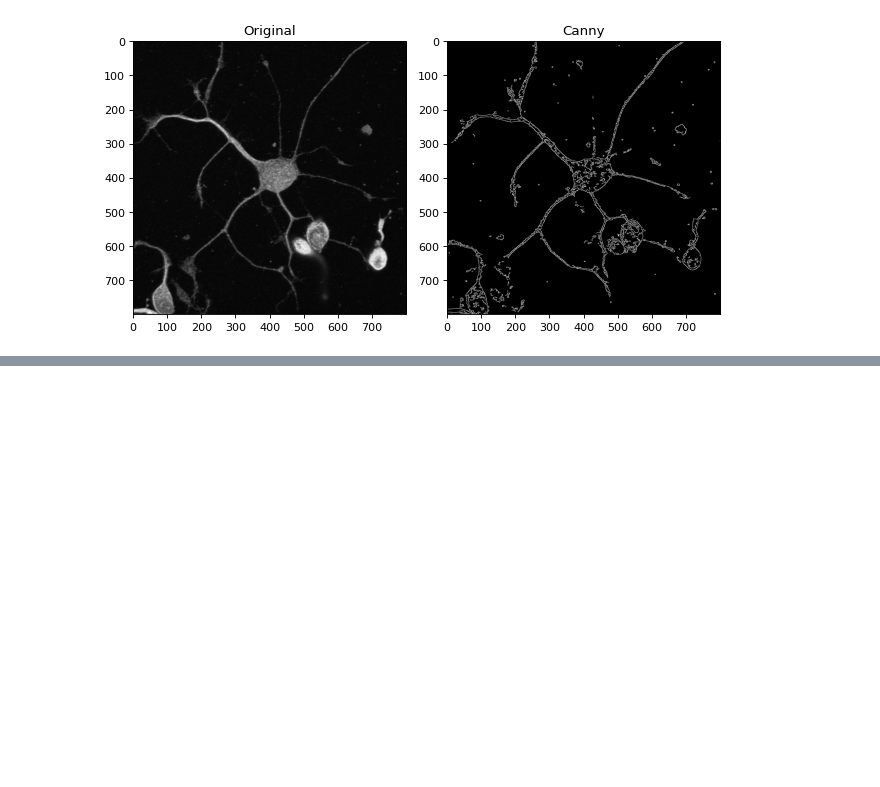
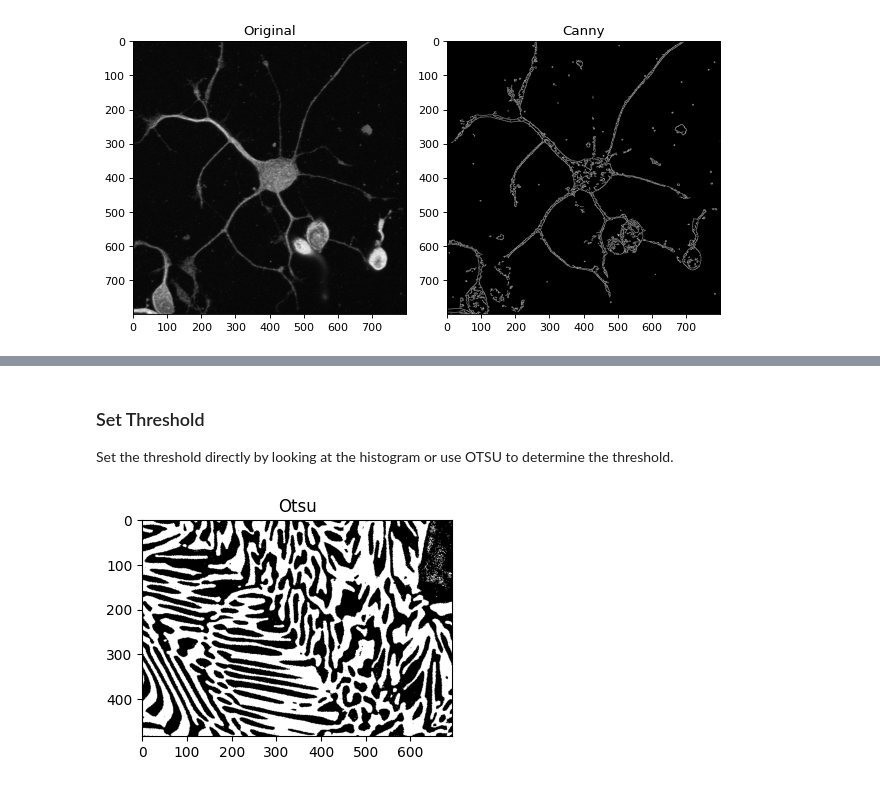
Before and after one commit to RK-IM/ML-contents, a Jupyter notebook: Image_processing/002_opencv_tutorial.ipynb, the cells around one changed output, grey strips where cells are left out. Drawn from its saved outputs; the diff is of its cells as text; code cells hidden in the pictures; blank space fills up the shorter version.

```diff
--- a/Image_processing/002_opencv_tutorial.ipynb
+++ b/Image_processing/002_opencv_tutorial.ipynb
@@ -127,0 +165,15 @@ plt.show()
+# %% [markdown]
+### Set Threshold
+Set the threshold directly by looking at the histogram or use OTSU to determine the threshold.
+# %%
+# _, thresh1 = cv2.threshold(cl_img, 190, 150, cv2.THRESH_BINARY)
+# _, thresh2 = cv2.threshold(cl_img, 190, 255, cv2.THRESH_BINARY_INV)
+
+_, thresh_otsu = cv2.threshold(cl_img, 0, 255, cv2.THRESH_BINARY+cv2.THRESH_OTSU)
+
+plt.figure(figsize=(4, 3))
+plt.imshow(thresh_otsu, cmap='gray')
+plt.title("Otsu")
+plt.show()
+# %% [output]
+[figure, added]
```
Also changed, not shown: parts of 16 cells of this notebook.
